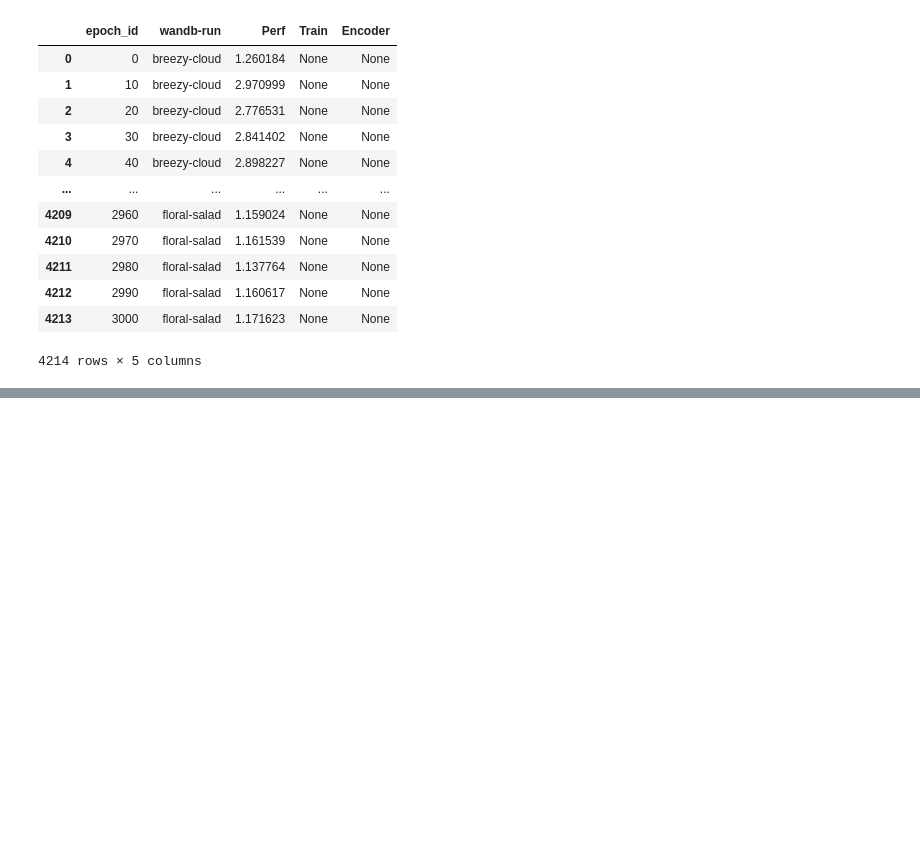
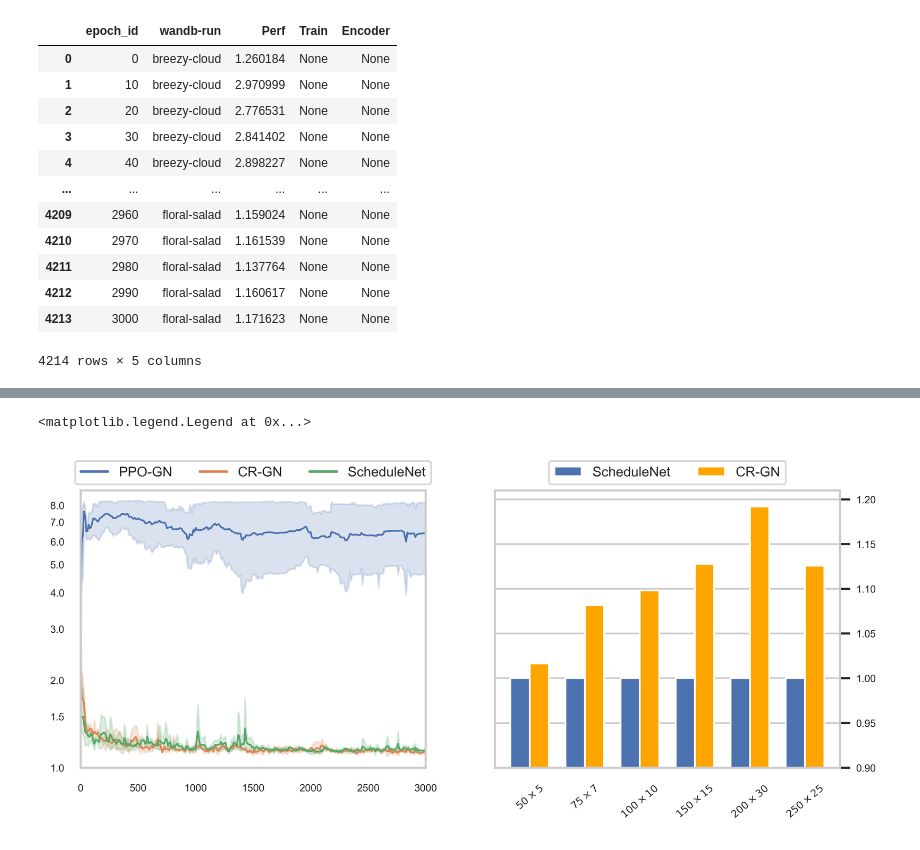
Before and after one commit to Junyoungpark/snet-analysis, a Jupyter notebook: train_ablation_cr_ppo.ipynb, the cells around one changed output, grey strips where cells are left out. Drawn from its saved outputs; the diff is of its cells as text; code cells hidden in the pictures; blank space fills up the shorter version.

```diff
--- a/train_ablation_cr_ppo.ipynb
+++ b/train_ablation_cr_ppo.ipynb
@@ -145,0 +143,58 @@ Text(0, 0.5, 'Norm. Validation performance')
+# %%
+annote_size = 12
+def annotate_label(bar, value, size):
+    height = bar.get_height()
+    ax.annotate('{:.2f}'.format(value),
+                xy=(bar.get_x() + bar.get_width() / 2, height),
+                xytext=(0, 3),  # 3 points vertical offset
+                size=size,
+                textcoords="offset points",
+                ha='center', va='bottom')
+# %%
+fig, axes = plt.subplots(1,2, figsize=(8,3), gridspec_kw={'width_ratios':[0.5, 0.5]}, dpi=600)
+ax0, ax1 = axes
+sizes = [r'$50\times5$', r'$75\times7$', r'$100\times10$', r'$150\times15$', r'$200\times30$', r'$250\times25$']
+bar_width = 0.35
+snet_makespans = np.array([2.375708, 2.235567, 2.216094, 2.251764, 2.15679, 2.23078])
+crgn_makespans = np.array([2.415008, 2.417829, 2.433898, 2.539378, 2.570651, 2.511318])
+
+snet_perf = np.ones(len(snet_makespans))
+crgn_perf = crgn_makespans/snet_makespans
+
+# fig, ax = plt.subplots(1,1)
+mm_bars = ax1.bar(np.arange(6) - bar_width/2, snet_perf, bar_width, color='b', label='ScheduleNet')
+okay_bars = ax1.bar(np.arange(6) + bar_width/2, crgn_perf, bar_width, color='orange', label='CR-GN')
+ax1.set_xticks(np.arange(6))
+ax1.set_xticklabels(sizes, rotation=40)
+ax1.yaxis.tick_right()
+ax1.grid(axis='x')
+ax1.set_ylim(0.9, 1.21)
+# ax1.set_ylabel('Scheduling Performance')
+ax1.tick_params(axis='both', which='major', labelsize=6)
+ax1.legend(ncol=2, bbox_to_anchor=(0.5, 1.13), loc='upper center', prop={'size': 8})
+
+# put labels
+for ii, bar in enumerate(okay_bars):
+    annotate_label(bar, crgn_perf[ii], annote_size)
+
+
+ax0.xaxis.set_minor_locator(MultipleLocator(5))
+ax0 = sns.lineplot(data=out, x="epoch_id", y="Perf", hue="Type", ax=ax0, lw=1)
+c = np.concatenate([np.arange(1.0, 2.0, 0.5), np.arange(2, 9, 1)])
+ax0.set_yscale('log')
+ax0.yaxis.set_major_locator(plt.FixedLocator(c))
+ax0.yaxis.set_major_formatter(plt.FixedFormatter(c))
+ax0.tick_params(axis='both', which='major', labelsize=6)
+ax0.grid(False)
+ax0.set(xlabel='', ylabel='')
+ax0.set_xlim([0, 3000])
+ax0.set_ylim([1, 9])
+ax0.legend(ncol=3, bbox_to_anchor=(0.5, 1.13), loc='upper center', prop={'size': 8})
+# fig.legend(mm_bars, ['s','c','p'])
+
+# plt.xlabel("Training Steps")
+# plt.ylabel("Norm. Validation performance")
+# plt.gca().invert_yaxis()
+# %% [output]
+<matplotlib.legend.Legend at 0x...>
+[figure, added]
```
Also changed, not shown: parts of 4 cells of this notebook, 4 other files.
